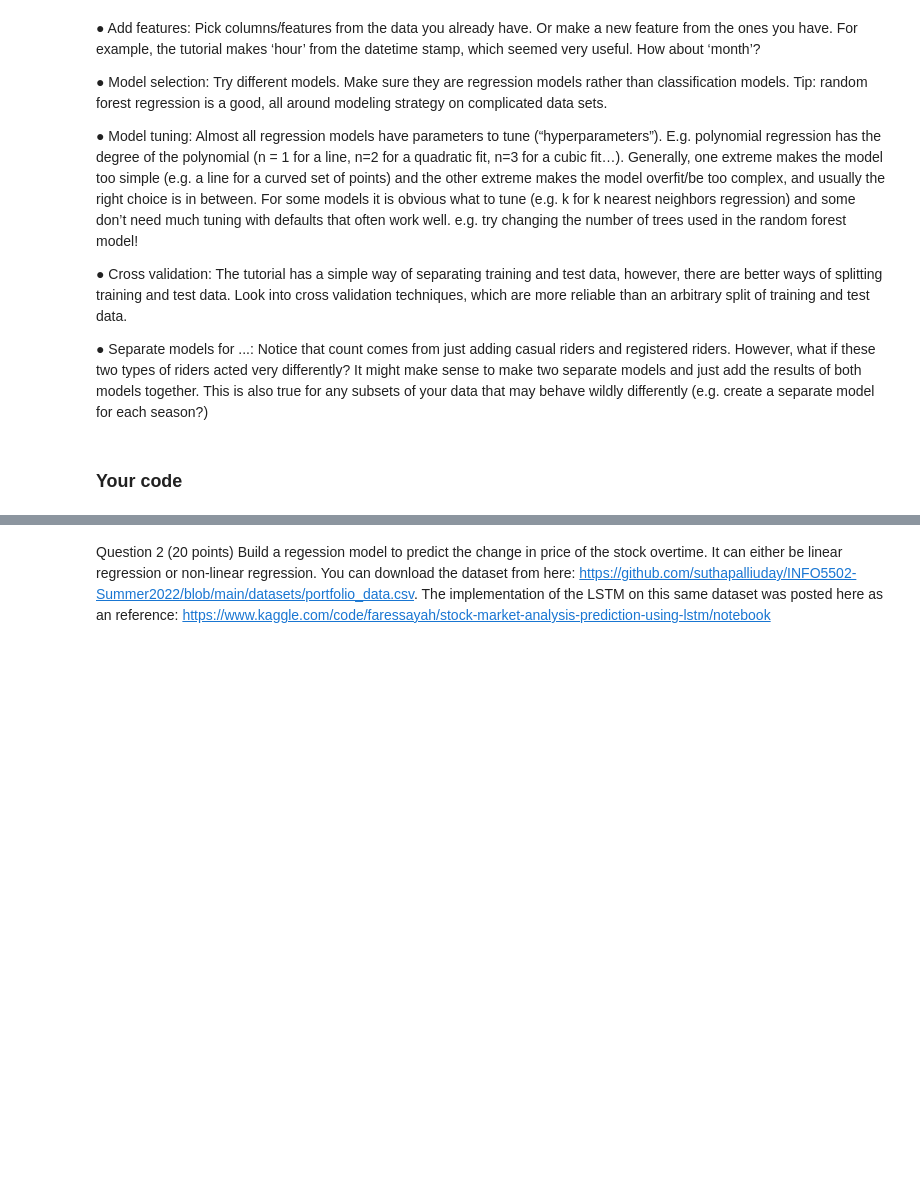
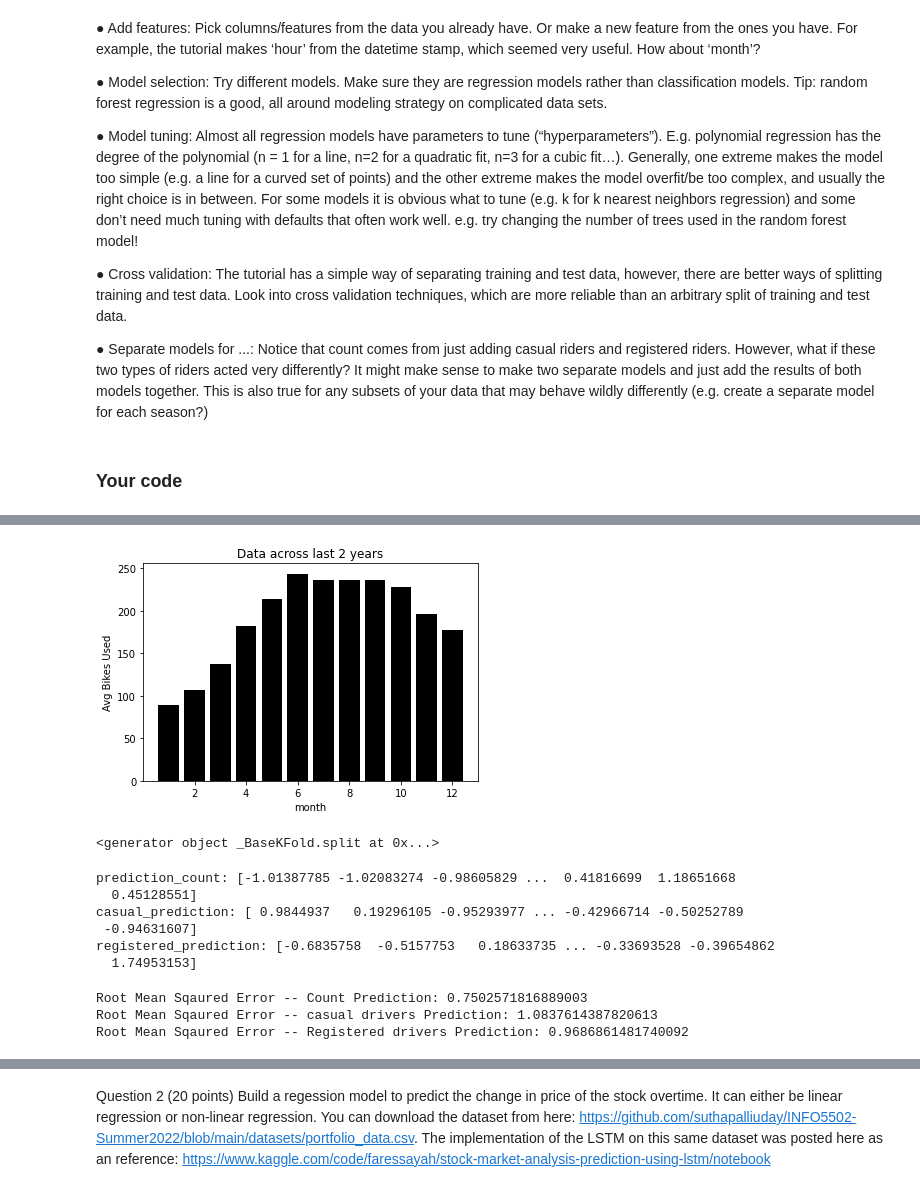
Before and after one commit to meghanagpudi/INFO-5502-Meghana, a Jupyter notebook: lab_assignment_06.ipynb, the cells around one changed output, grey strips where cells are left out. Cells and saved outputs as stored; diff of their text form; code cells hidden in the pictures; blank space fills up the shorter version.

```diff
--- a/lab_assignment_06.ipynb
+++ b/lab_assignment_06.ipynb
@@ -163,0 +150,32 @@ test_data
+# %%
+def monthly_bike_usage():
+    months = np.unique(dataframe['month'])
+    avg_usage_per_month = {}
+    for month in months:
+        df1 = dataframe.loc[dataframe["month"] == month]
+        avg_usage_per_month[month] = df1['count'].mean()
+    plot.xlabel("month")
+    plot.ylabel("Avg Bikes Used")
+    plot.title("Data across last 2 years")
+    plot.bar(months,list(avg_usage_per_month.values()), color='black')
+
+monthly_bike_usage()
+# %% [output]
+[figure, added]
+# %%
+columns = ["day","hour","month","season",]
+from sklearn.ensemble import RandomForestRegressor
+from sklearn.model_selection import KFold as cross_validate
+from sklearn.metrics import mean_squared_error
+from sklearn import preprocessing
+from sklearn.model_selection import train_test_split
+from sklearn.metrics import mean_squared_error
+
+#using randomforest model as per assignment
+
+regression_model = RandomForestRegressor(n_estimators = 1)
+cross_validation = cross_validate(n_splits=3, shuffle=True)
+cross_validation.get_n_splits()
+cross_validation.split(dataframe)
+# %% [output]
+<generator object _BaseKFold.split at 0x...>
@@ -163,0 +203,33 @@ test_data
+# %%
+# Get prediction values using RandomForest Regression model
+fit_model(X_train, y_train)
+fit_model(X_train_casual, casual_train)
+fit_model(X_train_registered, registered_train)
+
+# predict on the testing subset of the original training data
+prediction_count = model_prediction(X_test)
+casual_prediction = model_prediction(X_test_casual)
+registered_prediction = model_prediction(X_test_registered)
+
+print("prediction_count:", prediction_count)
+print("casual_prediction:", casual_prediction)
+print("registered_prediction:", registered_prediction)
+# %% [output]
+prediction_count: [-1.01387785 -1.02083274 -0.98605829 ...  0.41816699  1.18651668
+  0.45128551]
+casual_prediction: [ 0.9844937   0.19296105 -0.95293977 ... -0.42966714 -0.50252789
+ -0.94631607]
+registered_prediction: [-0.6835758  -0.5157753   0.18633735 ... -0.33693528 -0.39654862
+  1.74953153]
+# %%
+# RMS calculation
+val1 = np.sqrt(mean_squared_error(y_test,prediction_count))
+val2 = np.sqrt(mean_squared_error(casual_test,casual_prediction))
+val3 = np.sqrt(mean_squared_error(registered_test,registered_prediction))
+print("Root Mean Sqaured Error -- Count Prediction:",val1)
+print("Root Mean Sqaured Error -- casual drivers Prediction:",val2)
+print("Root Mean Sqaured Error -- Registered drivers Prediction:",val3)
+# %% [output]
+Root Mean Sqaured Error -- Count Prediction: 0.7502571816889003
+Root Mean Sqaured Error -- casual drivers Prediction: 1.0837614387820613
+Root Mean Sqaured Error -- Registered drivers Prediction: 0.9686861481740092
```
Also changed, not shown: parts of 18 cells of this notebook.
